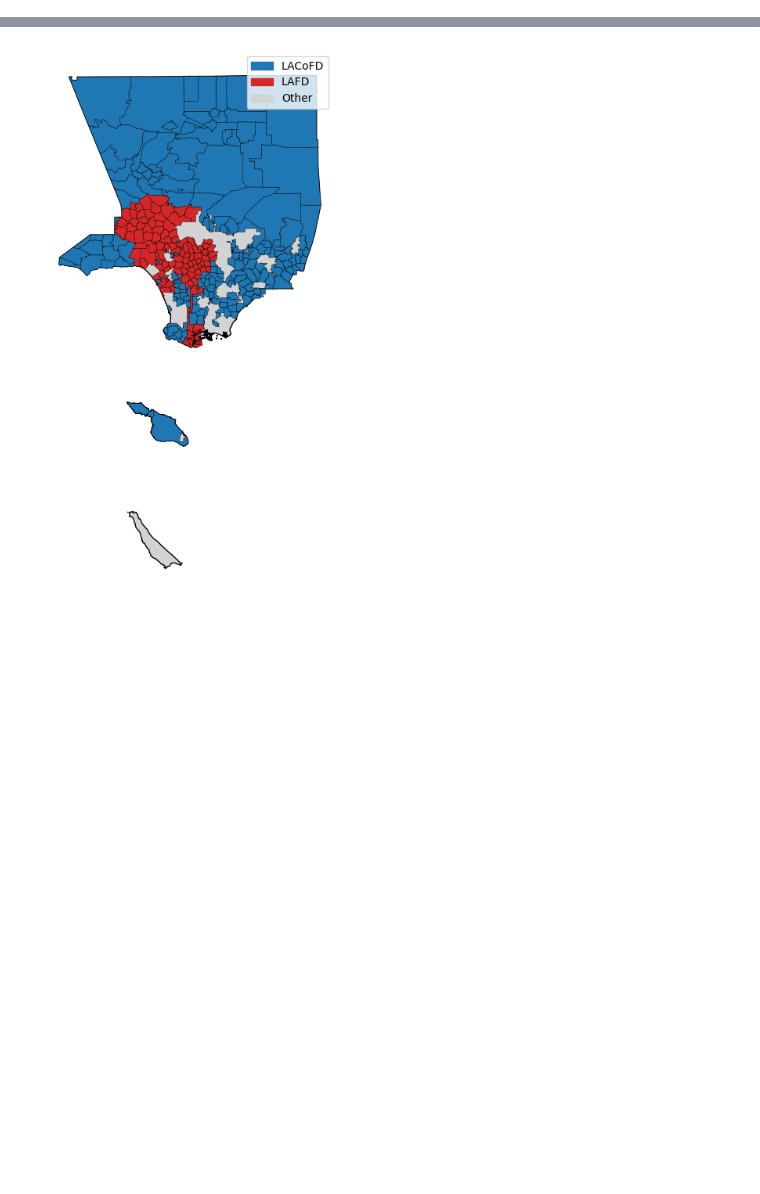
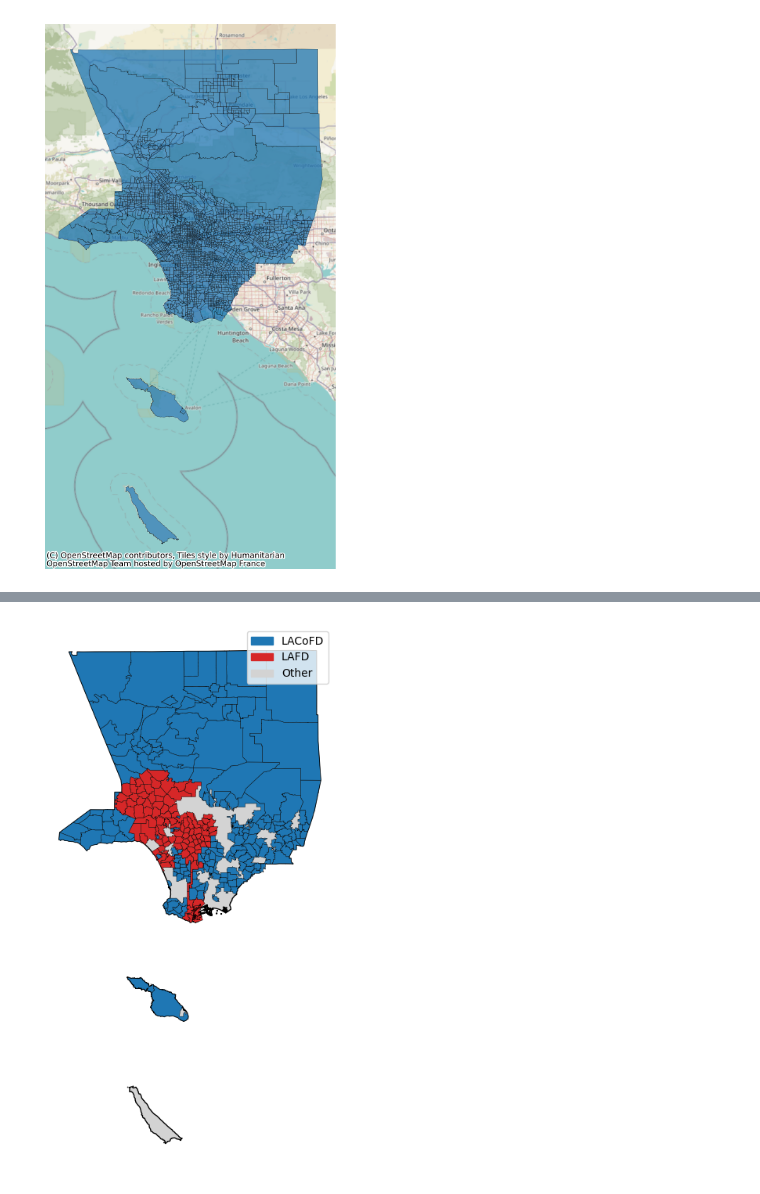
Before and after one commit to giovani-gutierrez/TDA_CalFire, a Jupyter notebook: SVI_EDA.ipynb, the cells around one changed output, grey strips where cells are left out. Saved outputs shown, nothing was run; the diff lists cells and outputs as text; code cells hidden in the pictures; blank space fills up the shorter version.

```diff
--- a/SVI_EDA.ipynb
+++ b/SVI_EDA.ipynb
@@ -196,0 +128,7 @@ plt.savefig('fig3', bbox_inches = 'tight', dpi = 600)
+# %%
+ax = svi.to_crs('EPSG:2229').plot(figsize = (12, 10), edgecolor = 'black', linewidth = 0.25, alpha = 0.75)
+
+contextily.add_basemap(ax, crs = 'EPSG:2229')
+plt.axis('off');
+# %% [output]
+[figure, added]
```
Also changed, not shown: parts of 47 cells of this notebook, 1 other file.
